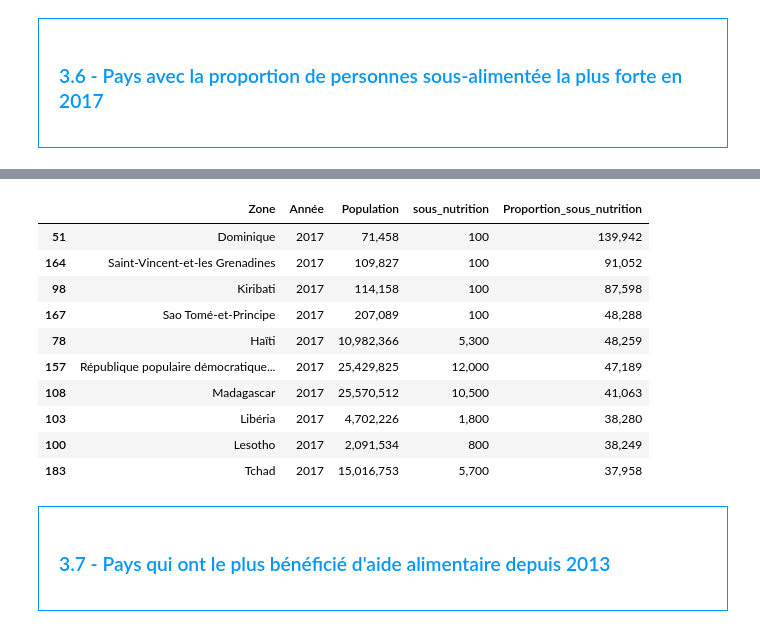
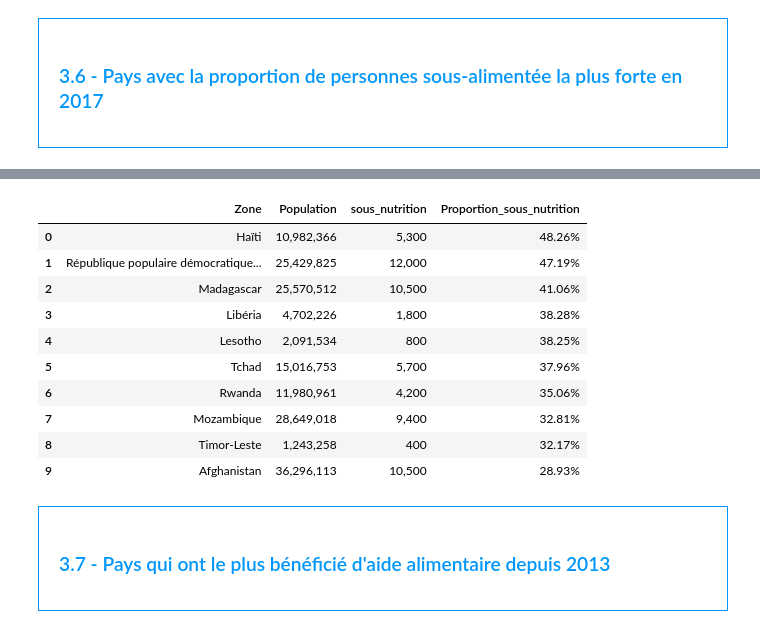
Before and after one commit to Stephane-OC/fao-project, a Jupyter notebook: Food_Security_Analysis_2013_2017.ipynb, the cells around one changed output, grey strips where cells are left out. Cells and saved outputs as stored; diff of their text form; code cells hidden in the pictures.

Commit message:
refactor: light adjustments and formatting cleanup in 3.x sections

```diff
--- a/Food_Security_Analysis_2013_2017.ipynb
+++ b/Food_Security_Analysis_2013_2017.ipynb
@@ -666,15 +666,15 @@ Proportion des céréales utilisées pour l'alimentation animale : 36.14%
 <h3 style="margin: auto; padding: 20px; color: RGB(0,150,250); ">3.6 - Pays avec la proportion de personnes sous-alimentée la plus forte en 2017</h3>
 </div>
 # %%
-#Création de la colonne proportion par pays
-# On exclut les pays où la sous-nutrition est égale à 0 (aucune donnée ou pas de famine)
-pays_sous_nutris = popu_nutri[popu_nutri["sous_nutrition"] > 0].copy()
+# On part de popu_nutri, et on garde 2017 si présent
+p2017 = popu_nutri.copy()
+if "Année" in p2017.columns:
+    p2017 = p2017[p2017["Année"] == 2017]
 
-# Calcul de la proportion (%) de personnes sous-alimentées
-# Les valeurs de "sous_nutrition" sont exprimées en millions de personnes selon la FAO
-pays_sous_nutris["Proportion_sous_nutrition"] = (
-    pays_sous_nutris["sous_nutrition"] / (pays_sous_nutris["Population"] / 1_000_000)
-) * 100
+# Valeurs numériques + filtrage de base
+p2017[["Population","sous_nutrition"]] = p2017[["Population","sous_nutrition"]].apply(pd.to_numeric, errors="coerce")
+p2017 = p2017.query("Population > 0 and sous_nutrition > 0").copy()
 
-# Vérification rapide sur quelques pays
-display(pays_sous_nutris[["Zone", "Population", "sous_nutrition", "Proportion_sous_nutrition"]].head(10))
+# Calcul le pourcentage
+p2017 = p2017[p2017["sous_nutrition"] != 100]
+p2017["Proportion_sous_nutrition"] = (p2017["sous_nutrition"] * 1000 / p2017["Population"]) * 100
@@ -693,22 +681,24 @@ display(pays_sous_nutris[["Zone", "Population", "sous_nutrition", "Proportion_so
 # %%
 #affichage après trie des 10 pires pays
-# Tri décroissant par proportion de sous-nutrition
-pays_pires = pays_sous_nutris.sort_values(by="Proportion_sous_nutrition", ascending=False)
-
-# Affichage des 10 pays les plus touchés
-display(pays_pires.head(10))
+cols = ["Zone", "Population", "sous_nutrition", "Proportion_sous_nutrition"]
+pays_pires = (
+    p2017.sort_values("Proportion_sous_nutrition", ascending=False)
+         .loc[:, cols].head(10).reset_index(drop=True)
+)
+pays_pires["Proportion_sous_nutrition"] = pays_pires["Proportion_sous_nutrition"].round(2).map("{:.2f}%".format)
+display(pays_pires)
 # %% [output]
-|  | Zone | Année | Population | sous_nutrition | Proportion_sous_nutrition |
-| 51 | Dominique | 2017 | 71,458 | 100 | 139,942 |
-| 164 | Saint-Vincent-et-les Grenadines | 2017 | 109,827 | 100 | 91,052 |
-| 98 | Kiribati | 2017 | 114,158 | 100 | 87,598 |
-| 167 | Sao Tomé-et-Principe | 2017 | 207,089 | 100 | 48,288 |
-| 78 | Haïti | 2017 | 10,982,366 | 5,300 | 48,259 |
-| 157 | République populaire démocratique... | 2017 | 25,429,825 | 12,000 | 47,189 |
-| 108 | Madagascar | 2017 | 25,570,512 | 10,500 | 41,063 |
-| 103 | Libéria | 2017 | 4,702,226 | 1,800 | 38,280 |
-| 100 | Lesotho | 2017 | 2,091,534 | 800 | 38,249 |
-| 183 | Tchad | 2017 | 15,016,753 | 5,700 | 37,958 |
+|  | Zone | Population | sous_nutrition | Proportion_sous_nutrition |
+| 0 | Haïti | 10,982,366 | 5,300 | 48.26% |
+| 1 | République populaire démocratique... | 25,429,825 | 12,000 | 47.19% |
+| 2 | Madagascar | 25,570,512 | 10,500 | 41.06% |
+| 3 | Libéria | 4,702,226 | 1,800 | 38.28% |
+| 4 | Lesotho | 2,091,534 | 800 | 38.25% |
+| 5 | Tchad | 15,016,753 | 5,700 | 37.96% |
+| 6 | Rwanda | 11,980,961 | 4,200 | 35.06% |
+| 7 | Mozambique | 28,649,018 | 9,400 | 32.81% |
+| 8 | Timor-Leste | 1,243,258 | 400 | 32.17% |
+| 9 | Afghanistan | 36,296,113 | 10,500 | 28.93% |
 # %% [markdown]
 <div style="border: 1px solid RGB(0,150,250);" >
 <h3 style="margin: auto; padding: 20px; color: RGB(0,150,250); ">3.7 - Pays qui ont le plus bénéficié d'aide alimentaire depuis 2013</h3>
```
Also changed, not shown: parts of 21 cells of this notebook, 1 other file.
